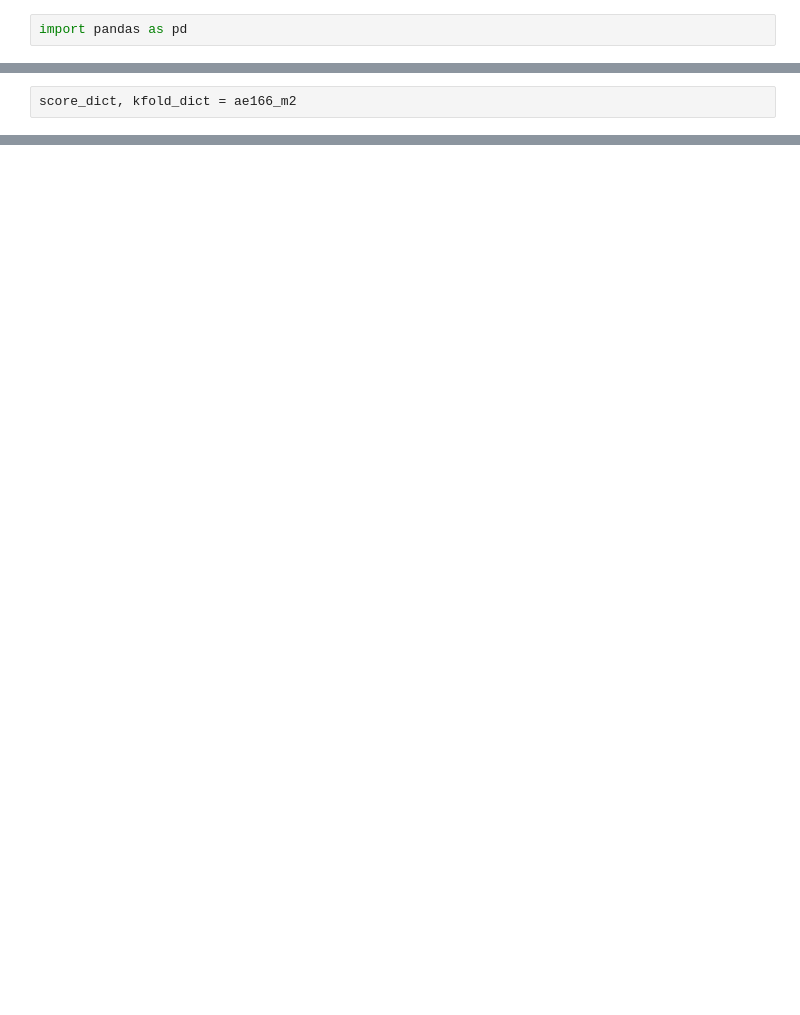
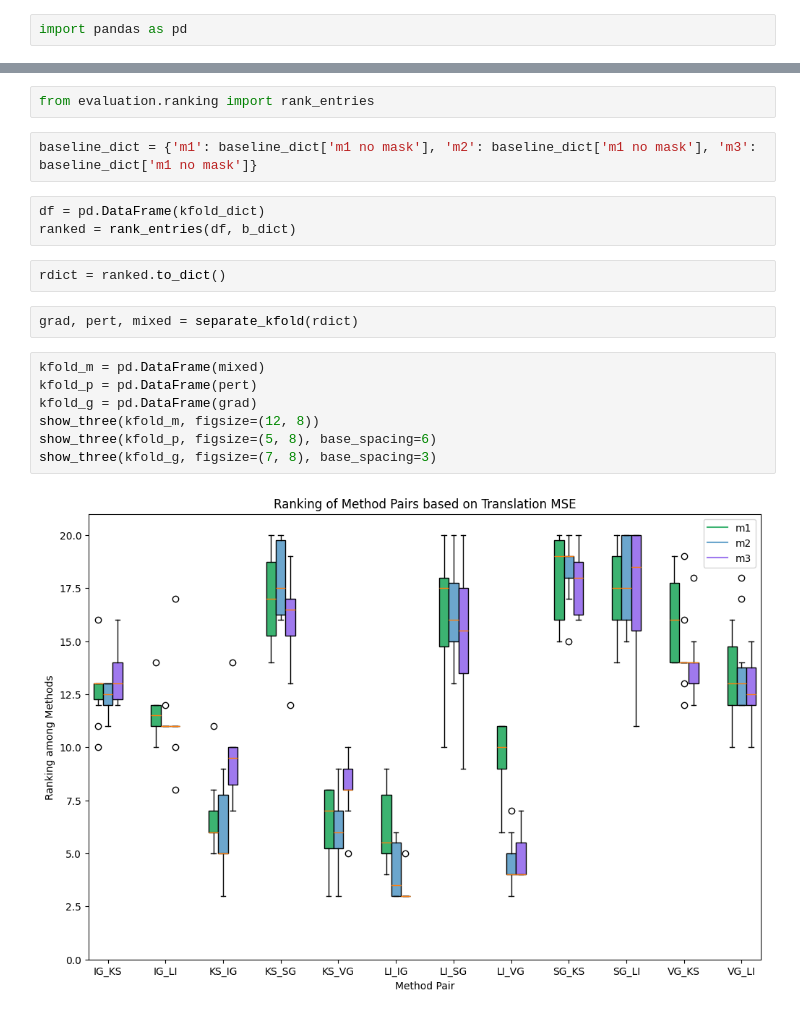
Before and after one commit to ekunigk/BA_Disagreement_Problem, a Jupyter notebook: plotting_attempt.ipynb, the cells around one changed output, grey strips where cells are left out. Drawn from its saved outputs; the diff is of its cells as text; blank space fills up the shorter version.

```diff
--- a/plotting_attempt.ipynb
+++ b/plotting_attempt.ipynb
@@ -36,2 +52,0 @@ kfold_dict['autoencoder mse']['KS_IG']
-# %%
-score_dict, kfold_dict = ae166_m2
@@ -43,0 +53,20 @@ save_dict(kfold_dict, 'saves/bw/kfold/ae16-6-16_m2_20_01_16')
+# %%
+from evaluation.ranking import rank_entries
+# %%
+baseline_dict = {'m1': baseline_dict['m1 no mask'], 'm2': baseline_dict['m1 no mask'], 'm3': baseline_dict['m1 no mask']}
+# %%
+df = pd.DataFrame(kfold_dict)
+ranked = rank_entries(df, b_dict)
+# %%
+rdict = ranked.to_dict()
+# %%
+grad, pert, mixed = separate_kfold(rdict)
+# %%
+kfold_m = pd.DataFrame(mixed)
+kfold_p = pd.DataFrame(pert)
+kfold_g = pd.DataFrame(grad)
+show_three(kfold_m, figsize=(12, 8))
+show_three(kfold_p, figsize=(5, 8), base_spacing=6)
+show_three(kfold_g, figsize=(7, 8), base_spacing=3)
+# %% [output]
+[figure, added]
```
Also changed, not shown: parts of 18 cells of this notebook, 52 other files.
